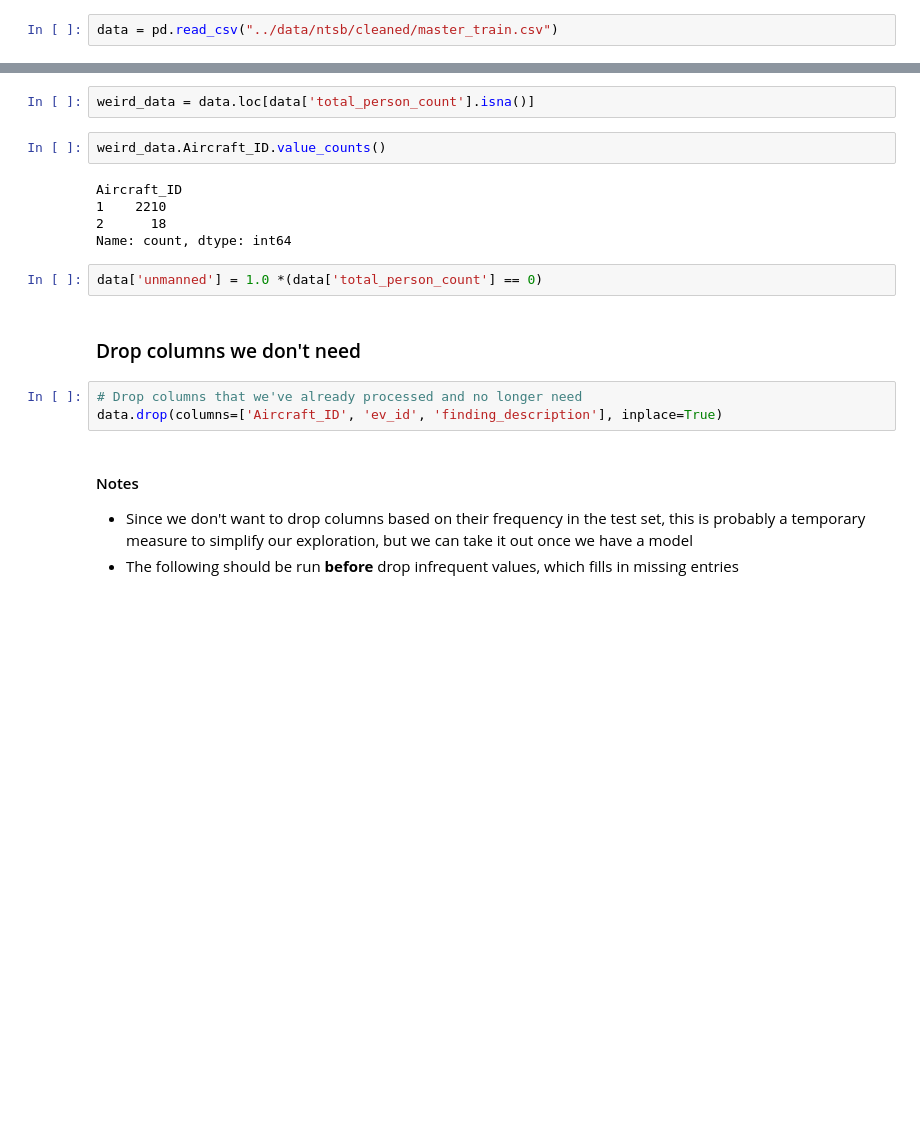
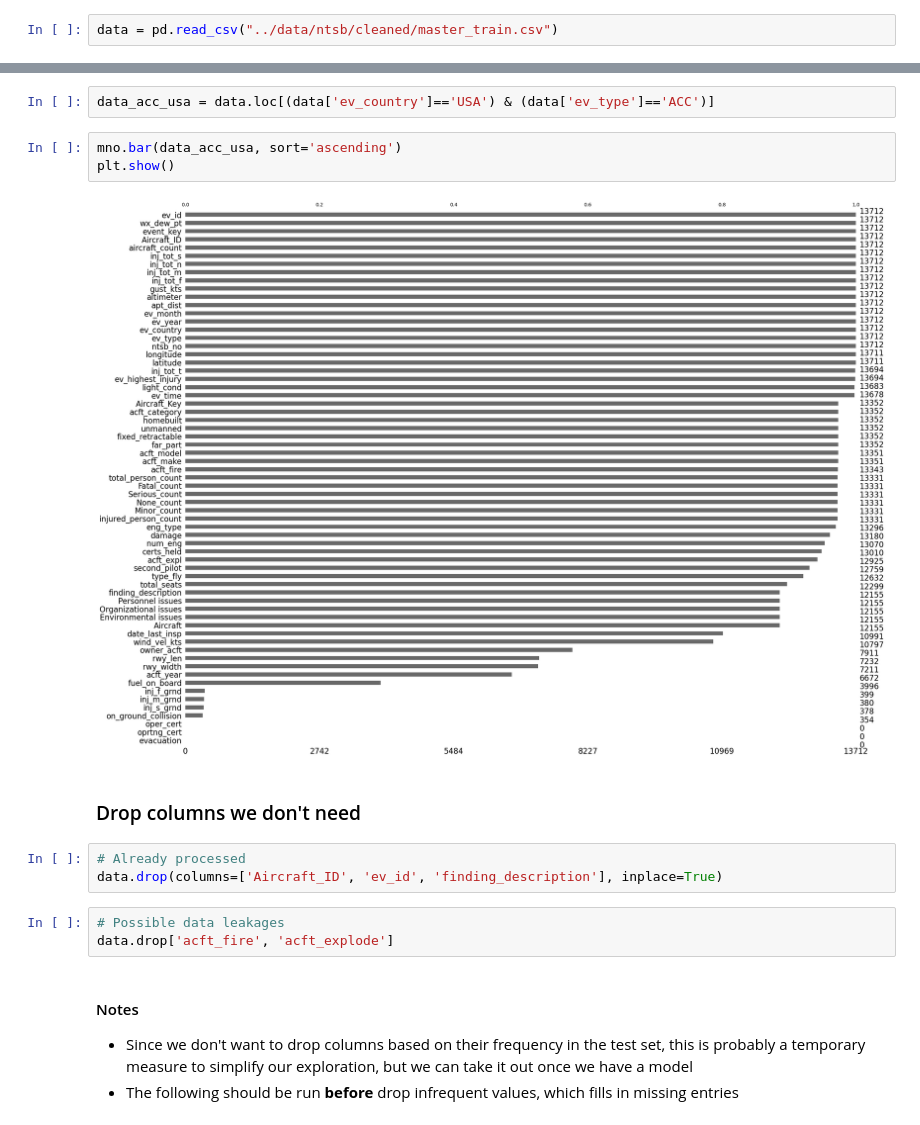
Before and after one commit to TheErdosInstitute-Summer2025-Project/aviation-project, a Jupyter notebook: jupyter-notebooks/ntsb_feature_selection.ipynb, the cells around one changed output, grey strips where cells are left out. Drawn from its saved outputs; the diff is of its cells as text; blank space fills up the shorter version.

```diff
--- a/jupyter-notebooks/ntsb_feature_selection.ipynb
+++ b/jupyter-notebooks/ntsb_feature_selection.ipynb
@@ -25,19 +43,18 @@ Eventually when we impute values, I think we should do so __before__ dropping an
-# %%
-weird_data = data.loc[data['total_person_count'].isna()]
-# %%
-weird_data.Aircraft_ID.value_counts()
-# %% [output]
-Aircraft_ID
-1    2210
-2      18
-Name: count, dtype: int64
-# %%
-data['unmanned'] = 1.0 *(data['total_person_count'] == 0)
+# %%
+data_acc_usa = data.loc[(data['ev_country']=='USA') & (data['ev_type']=='ACC')]
+# %%
+mno.bar(data_acc_usa, sort='ascending')
+plt.show()
+# %% [output]
+[figure, added]
 # %% [markdown]
 ### Drop columns we don't need
 # %%
-# Drop columns that we've already processed and no longer need
+# Already processed
 data.drop(columns=['Aircraft_ID', 'ev_id', 'finding_description'], inplace=True)
+# %%
+# Possible data leakages
+data.drop['acft_fire', 'acft_explode']
 # %% [markdown]
 #### Notes
 - Since we don't want to drop columns based on their frequency in the test set, this is probably a temporary measure to simplify our exploration, but we can take it out once we have a model
```
Also changed, not shown: parts of 6 cells of this notebook.
